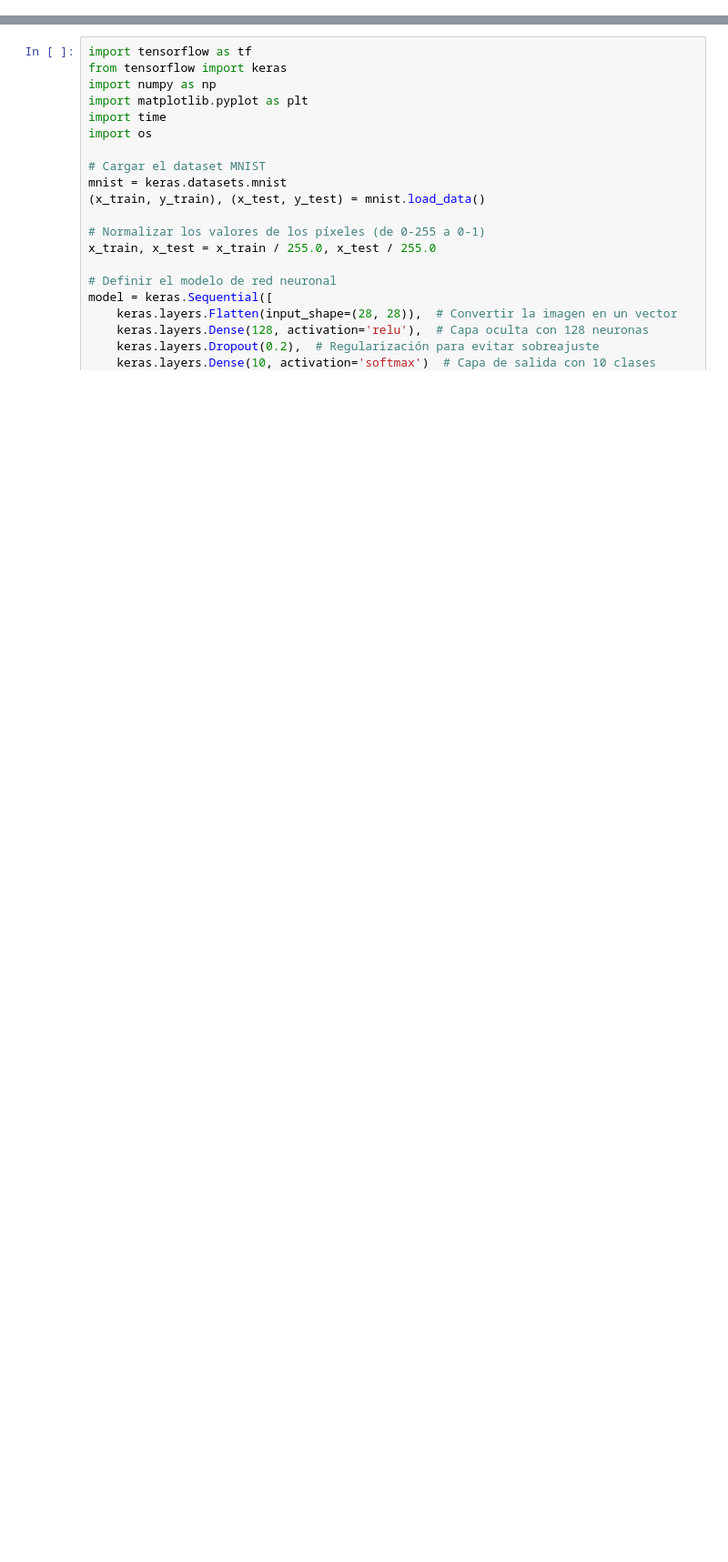
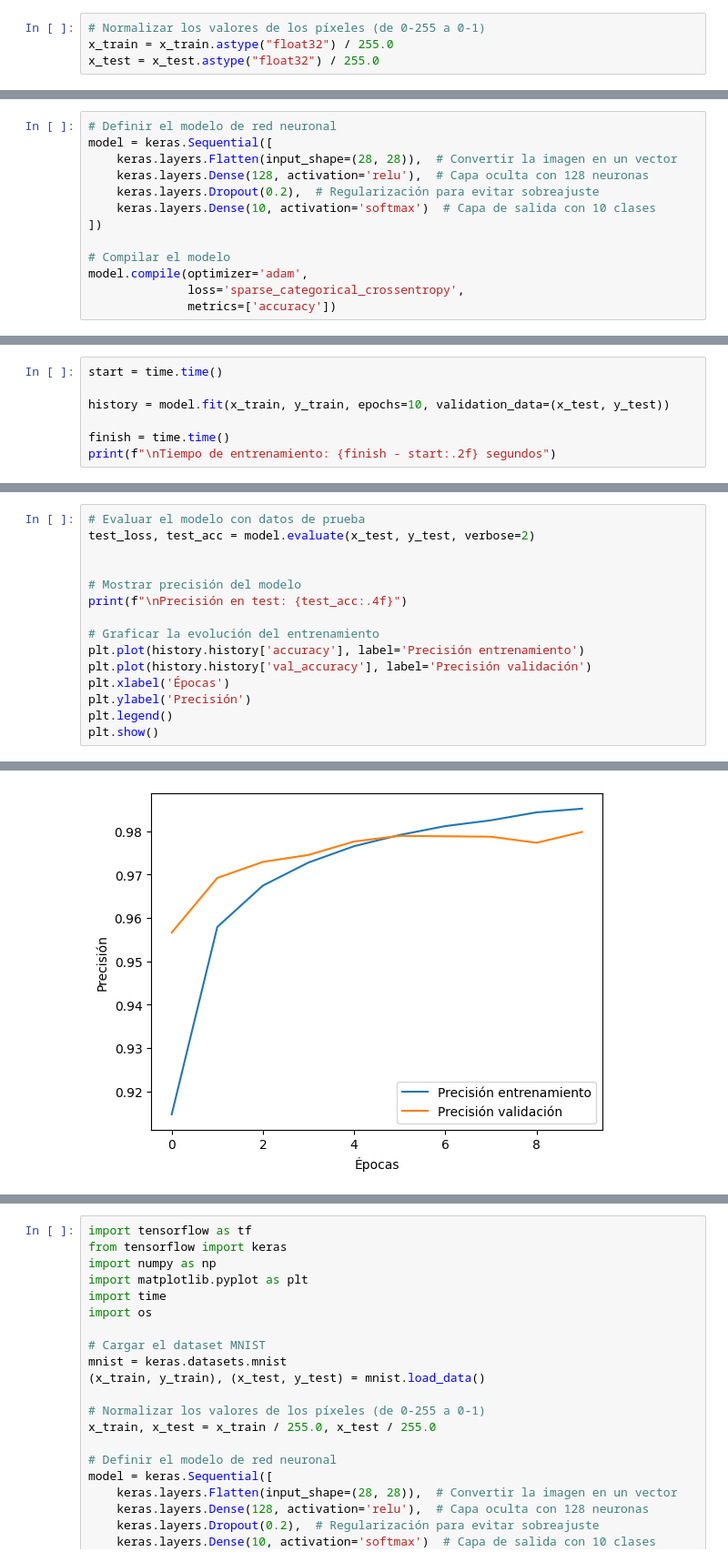
Before and after one commit to gdquintero/dia_matematicas_2025, a Jupyter notebook: mnist.ipynb, the cells around one changed output, grey strips where cells are left out. Shown at 91% size. Drawn from its saved outputs; the diff is of its cells as text; blank space fills up the shorter version.

```diff
--- a/mnist.ipynb
+++ b/mnist.ipynb
@@ -0,0 +48,4 @@
+# %%
+# Normalizar los valores de los píxeles (de 0-255 a 0-1)
+x_train = x_train.astype("float32") / 255.0
+x_test = x_test.astype("float32") / 255.0
@@ -0,0 +54,13 @@
+# %%
+# Definir el modelo de red neuronal
+model = keras.Sequential([
+    keras.layers.Flatten(input_shape=(28, 28)),  # Convertir la imagen en un vector
+    keras.layers.Dense(128, activation='relu'),  # Capa oculta con 128 neuronas
+    keras.layers.Dropout(0.2),  # Regularización para evitar sobreajuste
+    keras.layers.Dense(10, activation='softmax')  # Capa de salida con 10 clases
+])
+
+# Compilar el modelo
+model.compile(optimizer='adam',
+              loss='sparse_categorical_crossentropy',
+              metrics=['accuracy'])
@@ -0,0 +69,7 @@
+# %%
+start = time.time()
+
+history = model.fit(x_train, y_train, epochs=10, validation_data=(x_test, y_test))
+
+finish = time.time()
+print(f"\nTiempo de entrenamiento: {finish - start:.2f} segundos")
@@ -0,0 +96,16 @@
+# %%
+# Evaluar el modelo con datos de prueba
+test_loss, test_acc = model.evaluate(x_test, y_test, verbose=2)
+
+
+# Mostrar precisión del modelo
+print(f"\nPrecisión en test: {test_acc:.4f}")
+
+# Graficar la evolución del entrenamiento
+plt.plot(history.history['accuracy'], label='Precisión entrenamiento')
+plt.plot(history.history['val_accuracy'], label='Precisión validación')
+plt.xlabel('Épocas')
+plt.ylabel('Precisión')
+plt.legend()
+plt.show()
+# %% [output]
@@ -0,0 +115 @@
+[figure, added]
```
Also changed, not shown: parts of 14 cells of this notebook.
